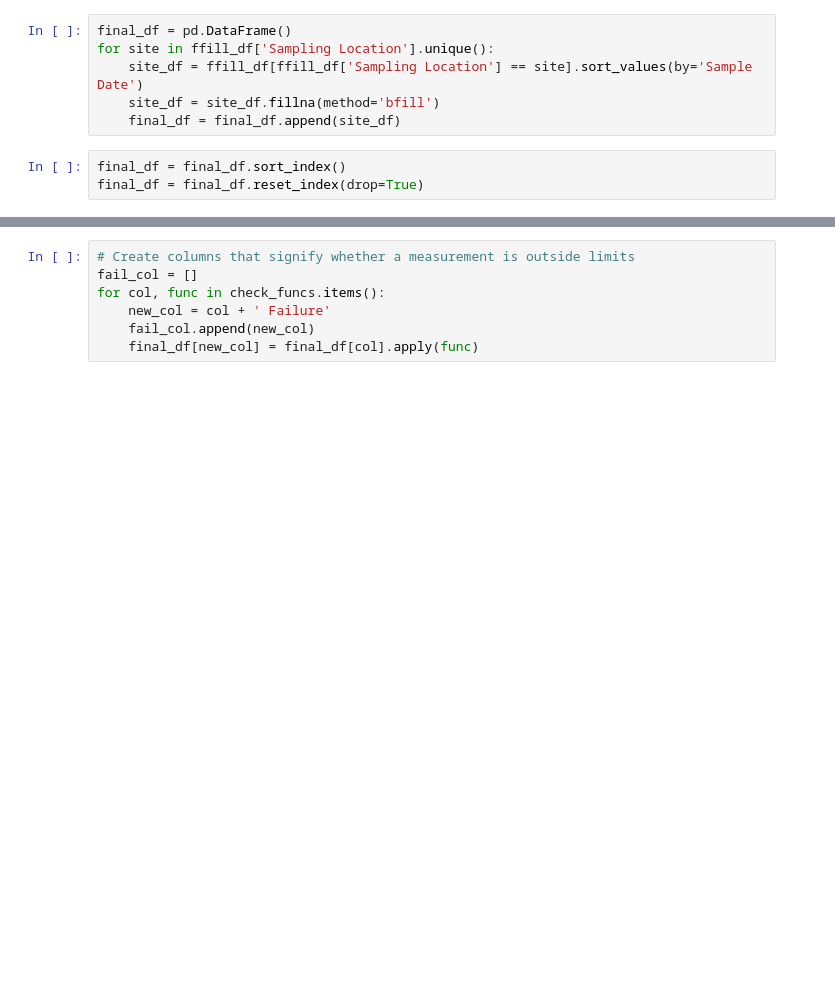
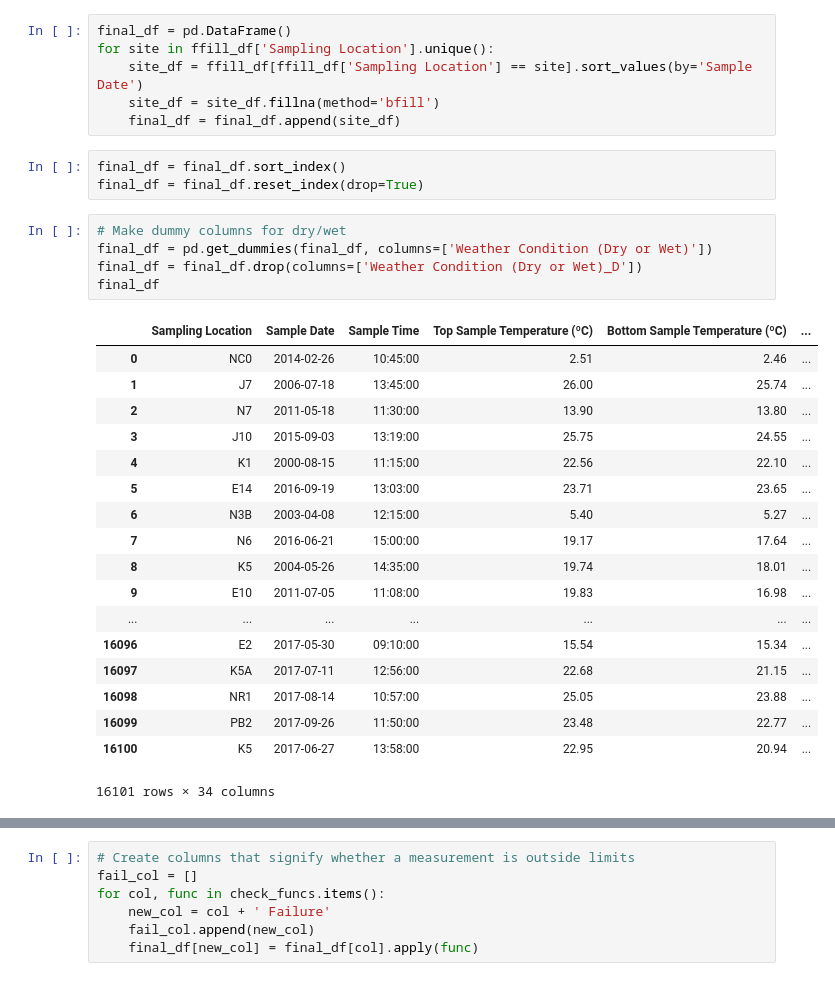
Before and after one commit to dradamski/capstone-two, a Jupyter notebook: notebooks/Data Exploration.ipynb, the cells around one changed output, grey strips where cells are left out. Saved outputs shown, nothing was run; the diff lists cells and outputs as text; blank space fills up the shorter version.

```diff
--- a/notebooks/Data Exploration.ipynb
+++ b/notebooks/Data Exploration.ipynb
@@ -42,6 +42,30 @@ for site in ffill_df['Sampling Location'].unique():
 # %%
 final_df = final_df.sort_index()
 final_df = final_df.reset_index(drop=True)
+# %%
+# Make dummy columns for dry/wet
+final_df = pd.get_dummies(final_df, columns=['Weather Condition (Dry or Wet)'])
+final_df = final_df.drop(columns=['Weather Condition (Dry or Wet)_D'])
+final_df
+# %% [output]
+|  | Sampling Location | Sample Date | Sample Time | Top Sample Temperature (ºC) | Bottom Sample Temperature (ºC) | ... |
+| 0 | NC0 | 2014-02-26 | 10:45:00 | 2.51 | 2.46 | ... |
+| 1 | J7 | 2006-07-18 | 13:45:00 | 26.00 | 25.74 | ... |
+| 2 | N7 | 2011-05-18 | 11:30:00 | 13.90 | 13.80 | ... |
+| 3 | J10 | 2015-09-03 | 13:19:00 | 25.75 | 24.55 | ... |
+| 4 | K1 | 2000-08-15 | 11:15:00 | 22.56 | 22.10 | ... |
+| 5 | E14 | 2016-09-19 | 13:03:00 | 23.71 | 23.65 | ... |
+| 6 | N3B | 2003-04-08 | 12:15:00 | 5.40 | 5.27 | ... |
+| 7 | N6 | 2016-06-21 | 15:00:00 | 19.17 | 17.64 | ... |
+| 8 | K5 | 2004-05-26 | 14:35:00 | 19.74 | 18.01 | ... |
+| 9 | E10 | 2011-07-05 | 11:08:00 | 19.83 | 16.98 | ... |
+| ... | ... | ... | ... | ... | ... | ... |
+| 16096 | E2 | 2017-05-30 | 09:10:00 | 15.54 | 15.34 | ... |
+| 16097 | K5A | 2017-07-11 | 12:56:00 | 22.68 | 21.15 | ... |
+| 16098 | NR1 | 2017-08-14 | 10:57:00 | 25.05 | 23.88 | ... |
+| 16099 | PB2 | 2017-09-26 | 11:50:00 | 23.48 | 22.77 | ... |
+| 16100 | K5 | 2017-06-27 | 13:58:00 | 22.95 | 20.94 | ... |
+16101 rows × 34 columns
 # %% [markdown]
 Different parameters will serve different purposes in my analysis. Some measurements have standard limits that must not be exceeded. The rest of the columns will be potential indicators of poor water quality. I have outlined each column's limit/indicator status below:
 
```
Also changed, not shown: parts of 27 cells of this notebook, 1 other file.
